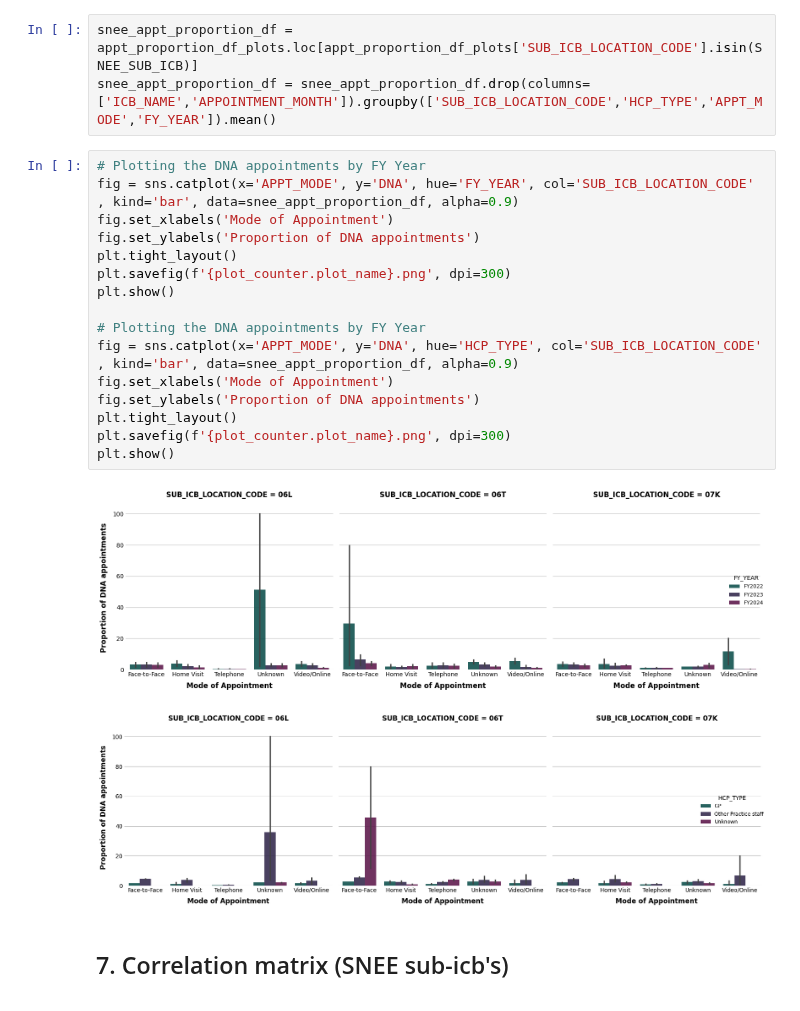
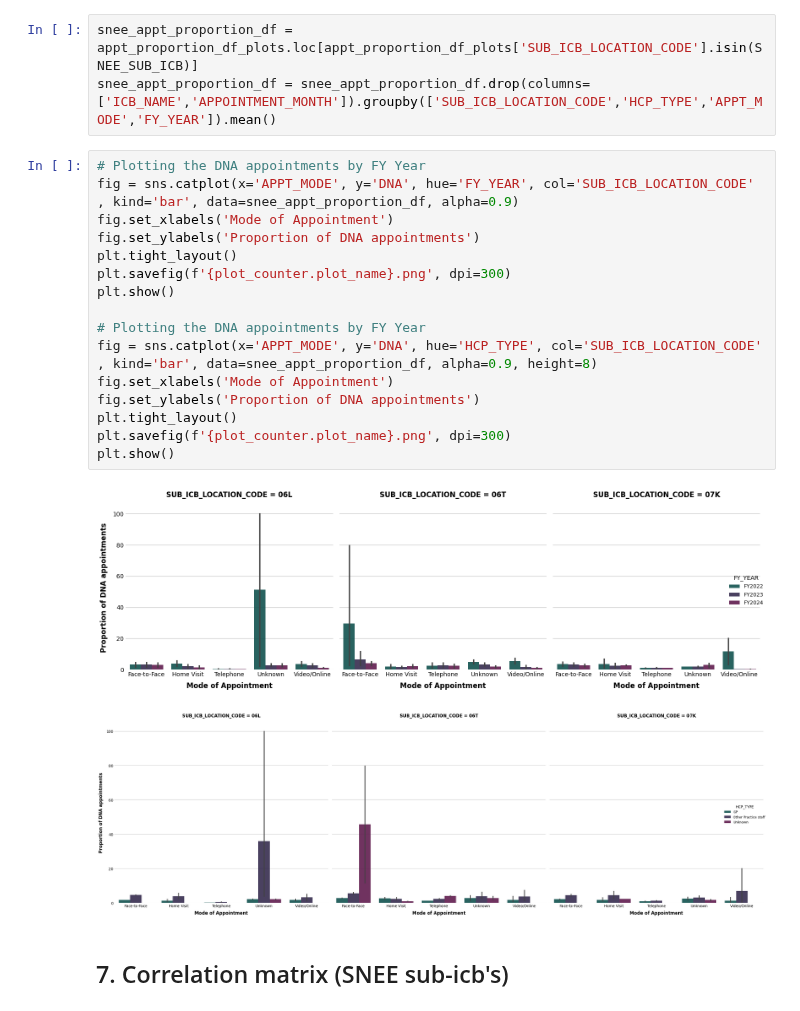
Before and after one commit to SNEE-ICS/PrimaryCareDemandAndCapacity, a Jupyter notebook: notebooks/1b_AppointmentsAttended.ipynb, the cells around one changed output. Cells and saved outputs as stored; diff of their text form.

Commit message:
appt. duration + appt. attended + referrals finalised

```diff
--- a/notebooks/1b_AppointmentsAttended.ipynb
+++ b/notebooks/1b_AppointmentsAttended.ipynb
@@ -635,22 +635,22 @@ snee_appt_proportion_df = snee_appt_proportion_df.drop(columns=['ICB_NAME','APPO
 # %%
 # Plotting the DNA appointments by FY Year
 fig = sns.catplot(x='APPT_MODE', y='DNA', hue='FY_YEAR', col='SUB_ICB_LOCATION_CODE' , kind='bar', data=snee_appt_proportion_df, alpha=0.9)
 fig.set_xlabels('Mode of Appointment')
 fig.set_ylabels('Proportion of DNA appointments')
 plt.tight_layout()
 plt.savefig(f'{plot_counter.plot_name}.png', dpi=300)
 plt.show()
 
 # Plotting the DNA appointments by FY Year
-fig = sns.catplot(x='APPT_MODE', y='DNA', hue='HCP_TYPE', col='SUB_ICB_LOCATION_CODE' , kind='bar', data=snee_appt_proportion_df, alpha=0.9)
+fig = sns.catplot(x='APPT_MODE', y='DNA', hue='HCP_TYPE', col='SUB_ICB_LOCATION_CODE' , kind='bar', data=snee_appt_proportion_df, alpha=0.9, height=8)
 fig.set_xlabels('Mode of Appointment')
 fig.set_ylabels('Proportion of DNA appointments')
 plt.tight_layout()
 plt.savefig(f'{plot_counter.plot_name}.png', dpi=300)
 plt.show()
 # %% [output]
 [figure]
-[figure, old version]
+[figure, new version]
 # %% [markdown]
 ## 7. Correlation matrix (SNEE sub-icb's)
 # %%
```
Also changed, not shown: parts of 1 cell of this notebook, 15 other files.
